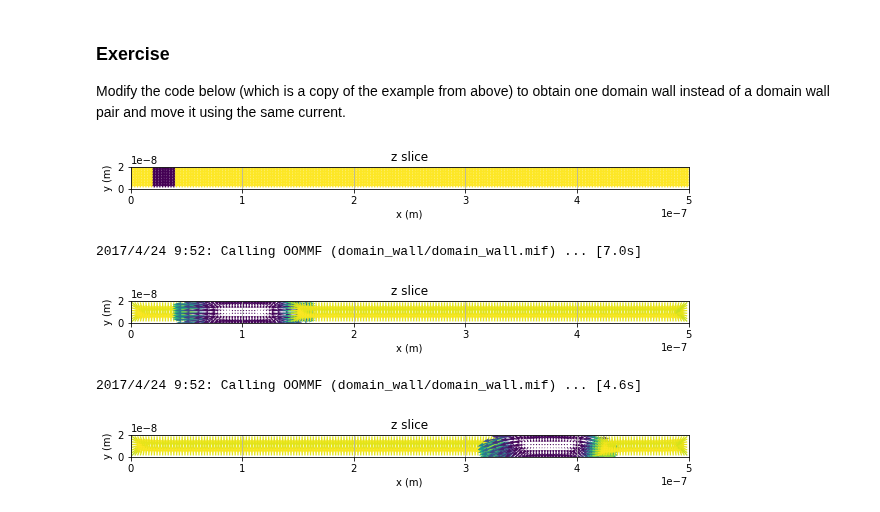
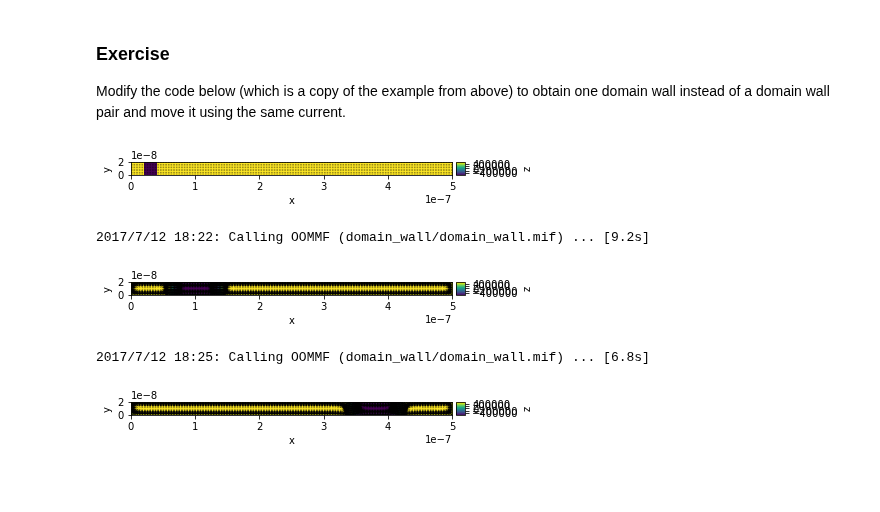
Before and after one commit to joommf-attic/tutorial, a Jupyter notebook: workshops/Durham/tutorial4_current_induced_dw_motion.ipynb, the cells around one changed output. Saved outputs shown, nothing was run; the diff lists cells and outputs as text; code cells hidden in the pictures; blank space fills up the shorter version.

```diff
--- a/workshops/Durham/tutorial4_current_induced_dw_motion.ipynb
+++ b/workshops/Durham/tutorial4_current_induced_dw_motion.ipynb
@@ -45,13 +45,11 @@ Because we want to move a DW pair, we need to initialise the magnetisation in an
 def m_value(pos):
     x, y, z = pos
     if 20e-9 < x < 40e-9:
-        return (0, 1e-8, -1)
+        return (0, 0, -1)
     else:
-        return (0, 1e-8, 1)
-    # We have added the y-component of 1e-8 to the magnetisation to be able to
-    # plot the vector field. This will not be necessary in the long run.
+        return (0, 0, 1)
 
 system.m = df.Field(mesh, value=m_value, norm=Ms)
 
-system.m.plot_slice("z", 0);
+system.m.plot_plane("z");
 # %% [output]
@@ -97,46 +95,46 @@ d = 2.5e-9  # discretisation cell size (m)
 Ms = 5.8e5  # saturation magnetisation (A/m)
 A = 15e-12  # exchange energy constant (J/)
 D = 3e-3  # Dzyaloshinkii-Moriya energy constant (J/m**2)
 K = 0.5e6  # uniaxial anisotropy constant (J/m**3)
 u = (0, 0, 1)  # easy axis
 gamma = 2.211e5  # gyromagnetic ratio (m/As)
 alpha = 0.3  # Gilbert damping
 
 # Mesh definition
 p1 = (0, 0, 0)
 p2 = (L, w, d)
 cell = (d, d, d)
 mesh = oc.Mesh(p1=p1, p2=p2, cell=cell)
 
 # Micromagnetic system definition
 system = oc.System(name="domain_wall")
 system.hamiltonian = oc.Exchange(A=A) + \
                      oc.DMI(D=D, kind="interfacial") + \
-                     oc.UniaxialAnisotropy(K=K, u=u)
+                     oc.UniaxialAnisotropy(K1=K, u=u)
 system.dynamics = oc.Precession(gamma=gamma) + oc.Damping(alpha=alpha)
 
 def m_value(pos):
     x, y, z = pos
     if 20e-9 < x < 40e-9:
-        return (0, 1e-8, -1)
+        return (0, 0, -1)
     else:
-        return (0, 1e-8, 1)
+        return (0, 0, 1)
     # We have added the y-component of 1e-8 to the magnetisation to be able to
     # plot the vector field. This will not be necessary in the long run.
 
 system.m = df.Field(mesh, value=m_value, norm=Ms)
 
-system.m.plot_slice("z", 0);
+system.m.plot_plane("z");
 # %% [output]
-[figure, old version]
+[figure, new version]
 # %%
 md = oc.MinDriver()
 md.drive(system)
 
-system.m.plot_slice("z", 0);
+system.m.plot_plane("z");
 # %% [output]
-2017/4/24 9:52: Calling OOMMF (domain_wall/domain_wall.mif) ... [7.0s]
+2017/7/12 18:22: Calling OOMMF (domain_wall/domain_wall.mif) ... [9.2s]
-[figure, old version]
+[figure, new version]
 # %%
 ux = 400  # velocity in x direction (m/s)
 beta = 0.5  # non-adiabatic STT parameter
@@ -146,7 +144,7 @@ system.dynamics += oc.STT(u=(ux, 0, 0), beta=beta)
 td = oc.TimeDriver()
 td.drive(system, t=0.5e-9, n=100)
 
-system.m.plot_slice("z", 0);
+system.m.plot_plane("z")
 # %% [output]
-2017/4/24 9:52: Calling OOMMF (domain_wall/domain_wall.mif) ... [4.6s]
+2017/7/12 18:25: Calling OOMMF (domain_wall/domain_wall.mif) ... [6.8s]
-[figure, old version]
+[figure, new version]
```
Also changed, not shown: parts of 4 cells of this notebook, 1 other file.
